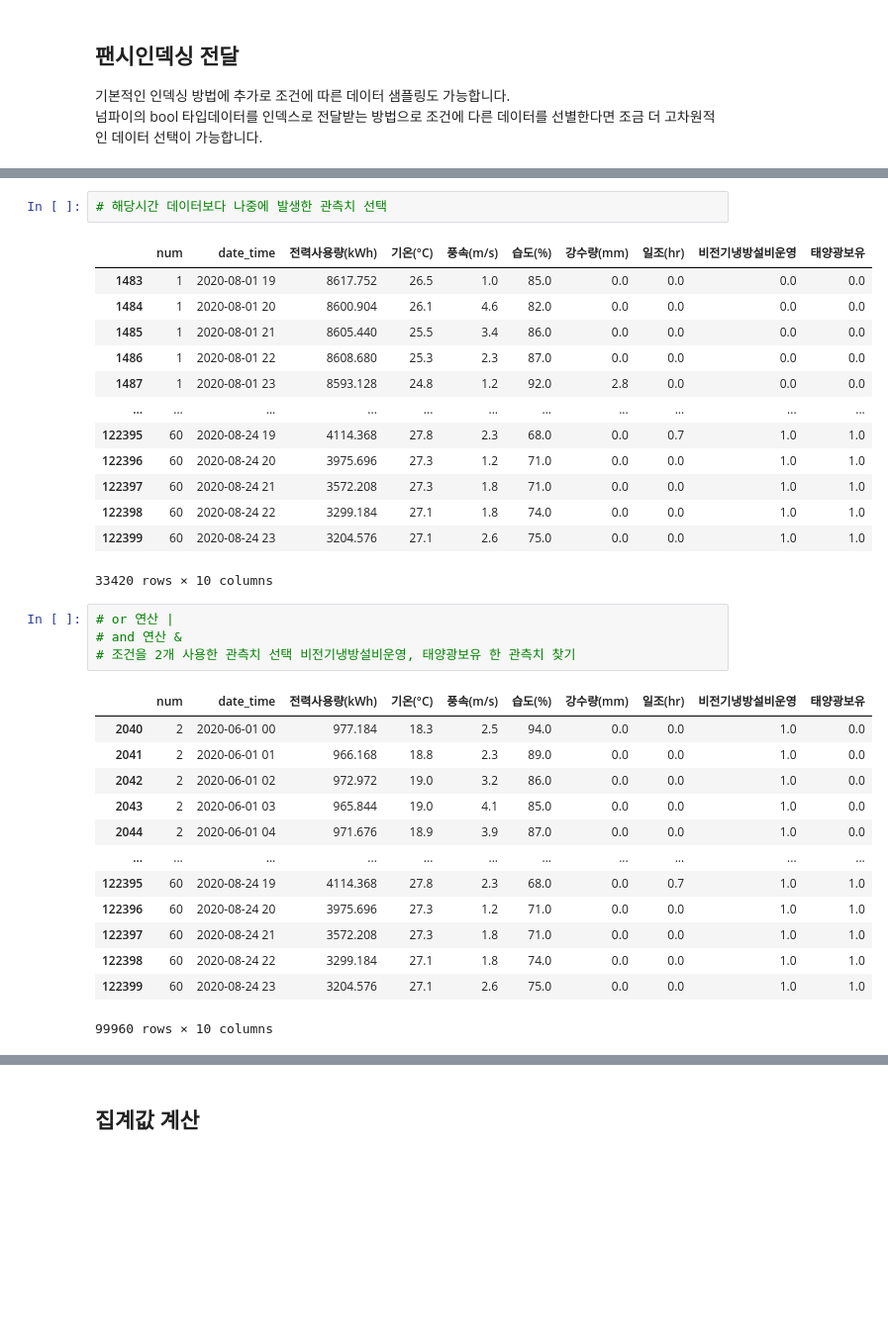
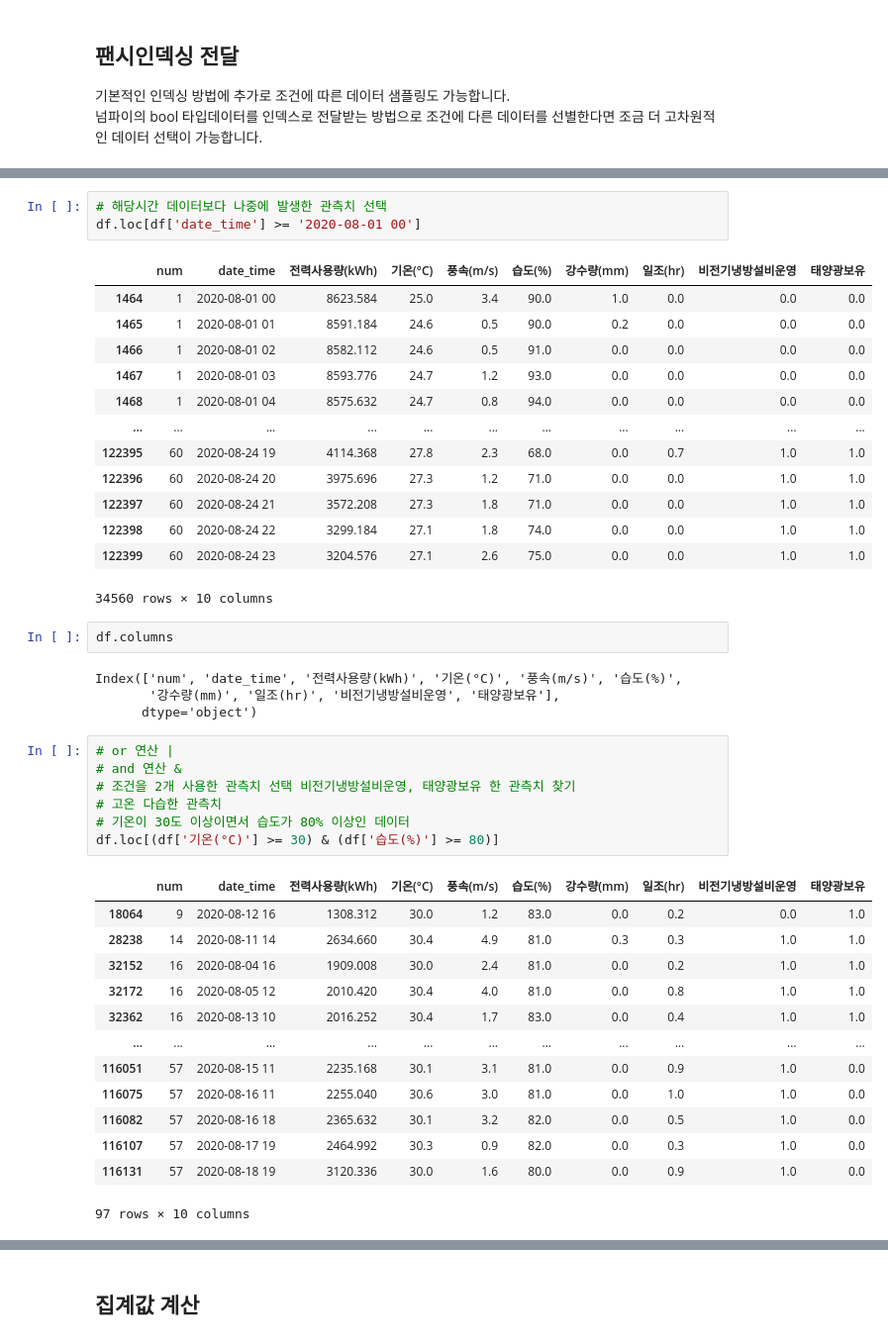
Before and after one commit to overgroove/samsung_ML, a Jupyter notebook: 03_package_pandas.ipynb, the cells around one changed output, grey strips where cells are left out. Shown at 99% size. Drawn from its saved outputs; the diff is of its cells as text; blank space fills up the shorter version.

```diff
--- a/03_package_pandas.ipynb
+++ b/03_package_pandas.ipynb
@@ -432,38 +442,48 @@ date_time ['2020-06-01 00' '2020-06-01 01' '2020-06-01 02' ... '2020-08-24 21'
 286 rows × 10 columns
 # %%
 # 해당시간 데이터보다 나중에 발생한 관측치 선택
+df.loc[df['date_time'] >= '2020-08-01 00']
 # %% [output]
 |  | num | date_time | 전력사용량(kWh) | 기온(°C) | 풍속(m/s) | 습도(%) | 강수량(mm) | 일조(hr) | 비전기냉방설비운영 | 태양광보유 |
-| 1483 | 1 | 2020-08-01 19 | 8617.752 | 26.5 | 1.0 | 85.0 | 0.0 | 0.0 | 0.0 | 0.0 |
-| 1484 | 1 | 2020-08-01 20 | 8600.904 | 26.1 | 4.6 | 82.0 | 0.0 | 0.0 | 0.0 | 0.0 |
-| 1485 | 1 | 2020-08-01 21 | 8605.440 | 25.5 | 3.4 | 86.0 | 0.0 | 0.0 | 0.0 | 0.0 |
-| 1486 | 1 | 2020-08-01 22 | 8608.680 | 25.3 | 2.3 | 87.0 | 0.0 | 0.0 | 0.0 | 0.0 |
-| 1487 | 1 | 2020-08-01 23 | 8593.128 | 24.8 | 1.2 | 92.0 | 2.8 | 0.0 | 0.0 | 0.0 |
+| 1464 | 1 | 2020-08-01 00 | 8623.584 | 25.0 | 3.4 | 90.0 | 1.0 | 0.0 | 0.0 | 0.0 |
+| 1465 | 1 | 2020-08-01 01 | 8591.184 | 24.6 | 0.5 | 90.0 | 0.2 | 0.0 | 0.0 | 0.0 |
+| 1466 | 1 | 2020-08-01 02 | 8582.112 | 24.6 | 0.5 | 91.0 | 0.0 | 0.0 | 0.0 | 0.0 |
+| 1467 | 1 | 2020-08-01 03 | 8593.776 | 24.7 | 1.2 | 93.0 | 0.0 | 0.0 | 0.0 | 0.0 |
+| 1468 | 1 | 2020-08-01 04 | 8575.632 | 24.7 | 0.8 | 94.0 | 0.0 | 0.0 | 0.0 | 0.0 |
 | ... | ... | ... | ... | ... | ... | ... | ... | ... | ... | ... |
 | 122395 | 60 | 2020-08-24 19 | 4114.368 | 27.8 | 2.3 | 68.0 | 0.0 | 0.7 | 1.0 | 1.0 |
 | 122396 | 60 | 2020-08-24 20 | 3975.696 | 27.3 | 1.2 | 71.0 | 0.0 | 0.0 | 1.0 | 1.0 |
 | 122397 | 60 | 2020-08-24 21 | 3572.208 | 27.3 | 1.8 | 71.0 | 0.0 | 0.0 | 1.0 | 1.0 |
 | 122398 | 60 | 2020-08-24 22 | 3299.184 | 27.1 | 1.8 | 74.0 | 0.0 | 0.0 | 1.0 | 1.0 |
 | 122399 | 60 | 2020-08-24 23 | 3204.576 | 27.1 | 2.6 | 75.0 | 0.0 | 0.0 | 1.0 | 1.0 |
-33420 rows × 10 columns
+34560 rows × 10 columns
+# %%
+df.columns
+# %% [output]
+Index(['num', 'date_time', '전력사용량(kWh)', '기온(°C)', '풍속(m/s)', '습도(%)',
+       '강수량(mm)', '일조(hr)', '비전기냉방설비운영', '태양광보유'],
+      dtype='object')
 # %%
 # or 연산 |
 # and 연산 &
 # 조건을 2개 사용한 관측치 선택 비전기냉방설비운영, 태양광보유 한 관측치 찾기
+# 고온 다습한 관측치
+# 기온이 30도 이상이면서 습도가 80% 이상인 데이터
+df.loc[(df['기온(°C)'] >= 30) & (df['습도(%)'] >= 80)]
 # %% [output]
 |  | num | date_time | 전력사용량(kWh) | 기온(°C) | 풍속(m/s) | 습도(%) | 강수량(mm) | 일조(hr) | 비전기냉방설비운영 | 태양광보유 |
-| 2040 | 2 | 2020-06-01 00 | 977.184 | 18.3 | 2.5 | 94.0 | 0.0 | 0.0 | 1.0 | 0.0 |
-| 2041 | 2 | 2020-06-01 01 | 966.168 | 18.8 | 2.3 | 89.0 | 0.0 | 0.0 | 1.0 | 0.0 |
-| 2042 | 2 | 2020-06-01 02 | 972.972 | 19.0 | 3.2 | 86.0 | 0.0 | 0.0 | 1.0 | 0.0 |
-| 2043 | 2 | 2020-06-01 03 | 965.844 | 19.0 | 4.1 | 85.0 | 0.0 | 0.0 | 1.0 | 0.0 |
-| 2044 | 2 | 2020-06-01 04 | 971.676 | 18.9 | 3.9 | 87.0 | 0.0 | 0.0 | 1.0 | 0.0 |
+| 18064 | 9 | 2020-08-12 16 | 1308.312 | 30.0 | 1.2 | 83.0 | 0.0 | 0.2 | 0.0 | 1.0 |
+| 28238 | 14 | 2020-08-11 14 | 2634.660 | 30.4 | 4.9 | 81.0 | 0.3 | 0.3 | 1.0 | 1.0 |
+| 32152 | 16 | 2020-08-04 16 | 1909.008 | 30.0 | 2.4 | 81.0 | 0.0 | 0.2 | 1.0 | 1.0 |
+| 32172 | 16 | 2020-08-05 12 | 2010.420 | 30.4 | 4.0 | 81.0 | 0.0 | 0.8 | 1.0 | 1.0 |
+| 32362 | 16 | 2020-08-13 10 | 2016.252 | 30.4 | 1.7 | 83.0 | 0.0 | 0.4 | 1.0 | 1.0 |
 | ... | ... | ... | ... | ... | ... | ... | ... | ... | ... | ... |
-| 122395 | 60 | 2020-08-24 19 | 4114.368 | 27.8 | 2.3 | 68.0 | 0.0 | 0.7 | 1.0 | 1.0 |
-| 122396 | 60 | 2020-08-24 20 | 3975.696 | 27.3 | 1.2 | 71.0 | 0.0 | 0.0 | 1.0 | 1.0 |
-| 122397 | 60 | 2020-08-24 21 | 3572.208 | 27.3 | 1.8 | 71.0 | 0.0 | 0.0 | 1.0 | 1.0 |
-| 122398 | 60 | 2020-08-24 22 | 3299.184 | 27.1 | 1.8 | 74.0 | 0.0 | 0.0 | 1.0 | 1.0 |
-| 122399 | 60 | 2020-08-24 23 | 3204.576 | 27.1 | 2.6 | 75.0 | 0.0 | 0.0 | 1.0 | 1.0 |
+| 116051 | 57 | 2020-08-15 11 | 2235.168 | 30.1 | 3.1 | 81.0 | 0.0 | 0.9 | 1.0 | 0.0 |
+| 116075 | 57 | 2020-08-16 11 | 2255.040 | 30.6 | 3.0 | 81.0 | 0.0 | 1.0 | 1.0 | 0.0 |
+| 116082 | 57 | 2020-08-16 18 | 2365.632 | 30.1 | 3.2 | 82.0 | 0.0 | 0.5 | 1.0 | 0.0 |
+| 116107 | 57 | 2020-08-17 19 | 2464.992 | 30.3 | 0.9 | 82.0 | 0.0 | 0.3 | 1.0 | 0.0 |
+| 116131 | 57 | 2020-08-18 19 | 3120.336 | 30.0 | 1.6 | 80.0 | 0.0 | 0.9 | 1.0 | 0.0 |
-99960 rows × 10 columns
+97 rows × 10 columns
 # %%
 # 조건식이 아닌 특정 값 기준으로 데이터를 찾을 때
 # 필터링 샘플링 하실 때 조건식보다 조금 더 편하실 수 있음
```
Also changed, not shown: parts of 38 cells of this notebook, 1 other file.
